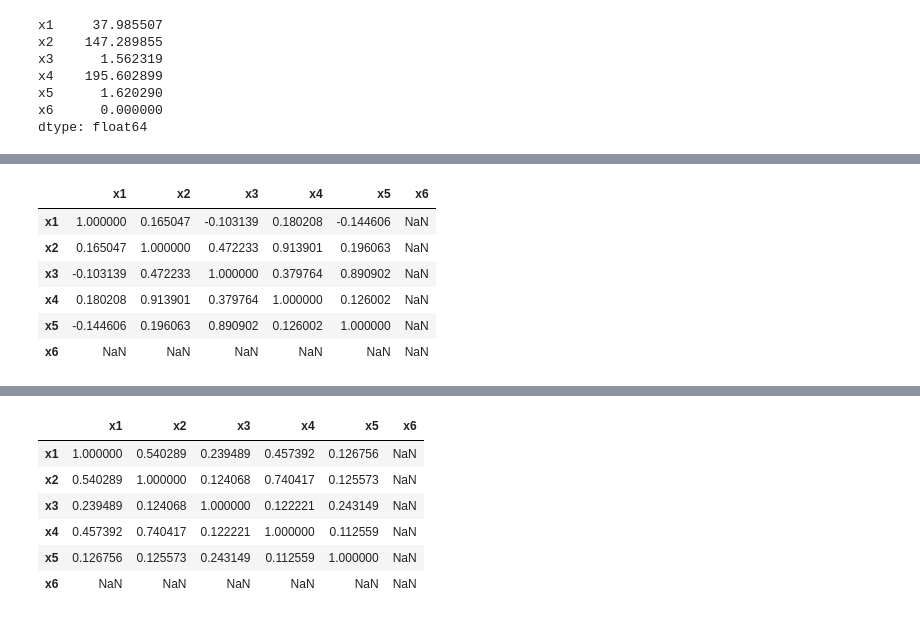
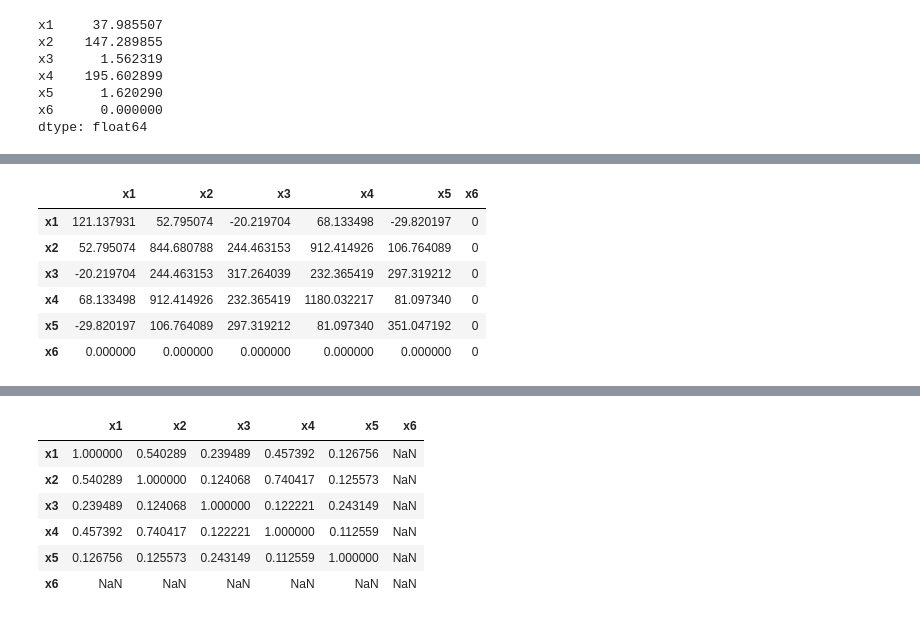
Before and after one commit to tokunbo-hiamang/tmh-scripts, a Jupyter notebook: statistics/applied_multivariate_statistical_analysis_problems/chapter_1/E1.14_LL.ipynb, the cells around one changed output, grey strips where cells are left out. Cells and saved outputs as stored; diff of their text form; code cells hidden in the pictures.

```diff
--- a/statistics/applied_multivariate_statistical_analysis_problems/chapter_1/E1.14_LL.ipynb
+++ b/statistics/applied_multivariate_statistical_analysis_problems/chapter_1/E1.14_LL.ipynb
@@ -55,11 +77,11 @@ dtype: float64
 # %%
 # 未完待续……
-m_group.corr()
+m_group.cov()
 # %% [output]
 |  | x1 | x2 | x3 | x4 | x5 | x6 |
-| x1 | 1.000000 | 0.165047 | -0.103139 | 0.180208 | -0.144606 | NaN |
-| x2 | 0.165047 | 1.000000 | 0.472233 | 0.913901 | 0.196063 | NaN |
-| x3 | -0.103139 | 0.472233 | 1.000000 | 0.379764 | 0.890902 | NaN |
-| x4 | 0.180208 | 0.913901 | 0.379764 | 1.000000 | 0.126002 | NaN |
-| x5 | -0.144606 | 0.196063 | 0.890902 | 0.126002 | 1.000000 | NaN |
-| x6 | NaN | NaN | NaN | NaN | NaN | NaN |
+| x1 | 121.137931 | 52.795074 | -20.219704 | 68.133498 | -29.820197 | 0 |
+| x2 | 52.795074 | 844.680788 | 244.463153 | 912.414926 | 106.764089 | 0 |
+| x3 | -20.219704 | 244.463153 | 317.264039 | 232.365419 | 297.319212 | 0 |
+| x4 | 68.133498 | 912.414926 | 232.365419 | 1180.032217 | 81.097340 | 0 |
+| x5 | -29.820197 | 106.764089 | 297.319212 | 81.097340 | 351.047192 | 0 |
+| x6 | 0.000000 | 0.000000 | 0.000000 | 0.000000 | 0.000000 | 0 |
```
Also changed, not shown: parts of 4 cells of this notebook, 1 other file.
